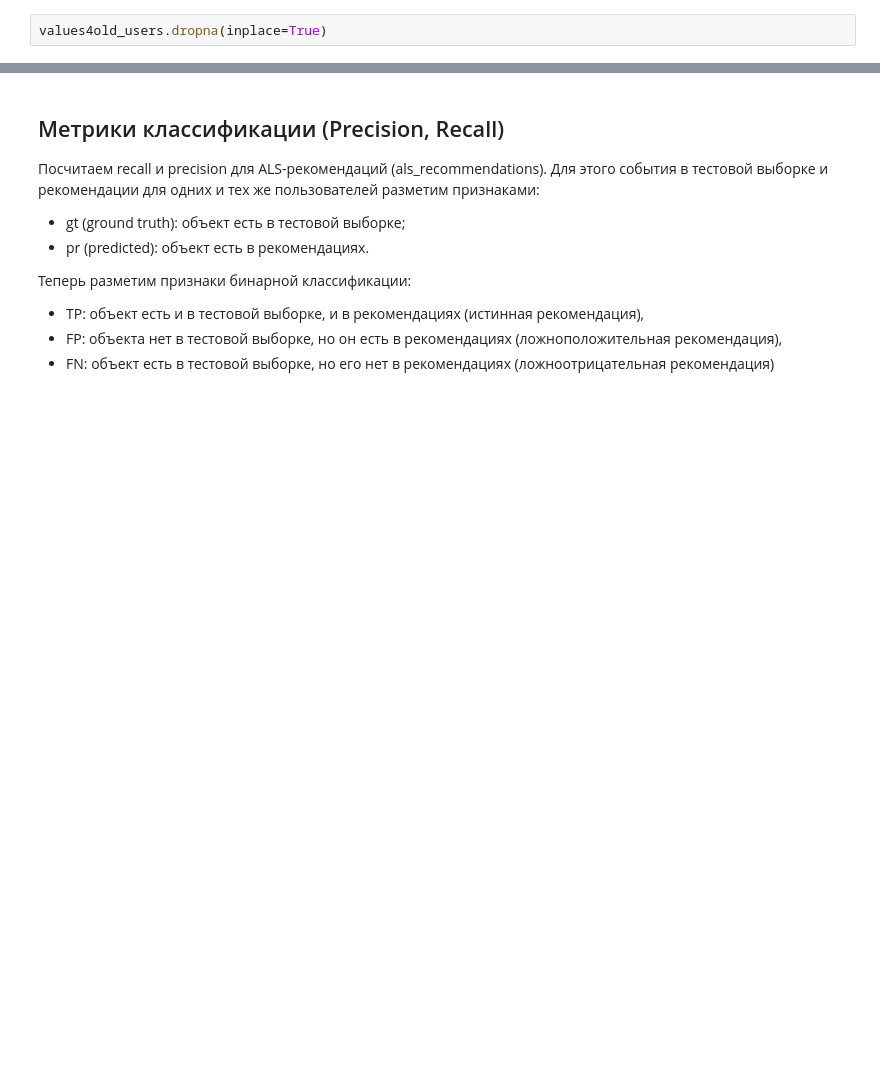
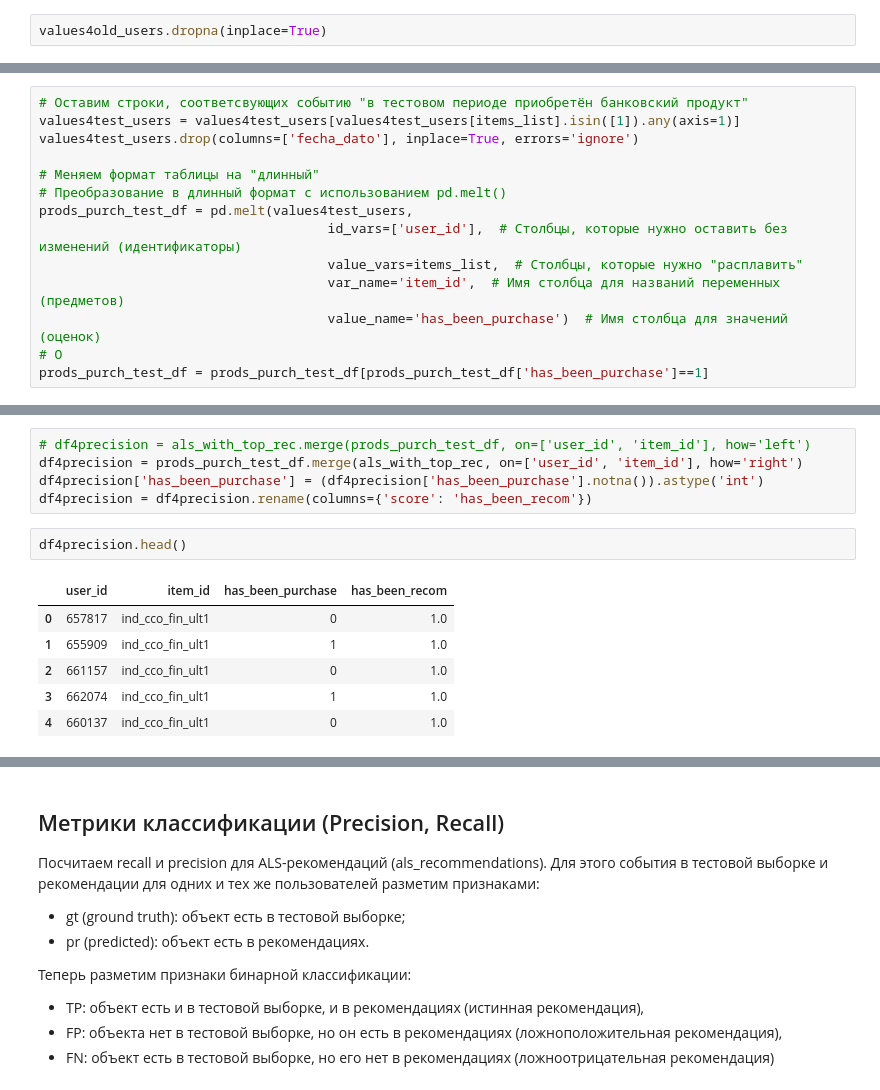
Before and after one commit to alien150684/banking_products_recom, a Jupyter notebook: recommendations.ipynb, the cells around one changed output, grey strips where cells are left out. Cells and saved outputs as stored; diff of their text form; blank space fills up the shorter version.

Commit message:
Расчёт precision, recall

```diff
--- a/recommendations.ipynb
+++ b/recommendations.ipynb
@@ -1525,0 +1587,14 @@ test_df['user_id'].nunique()
+# %%
+# Оставим строки, соответсвующих событию "в тестовом периоде приобретён банковский продукт"
+values4test_users = values4test_users[values4test_users[items_list].isin([1]).any(axis=1)]
+values4test_users.drop(columns=['fecha_dato'], inplace=True, errors='ignore')
+
+# Меняем формат таблицы на "длинный"
+# Преобразование в длинный формат с использованием pd.melt()
+prods_purch_test_df = pd.melt(values4test_users,
+                                     id_vars=['user_id'],  # Столбцы, которые нужно оставить без изменений (идентификаторы)
+                                     value_vars=items_list,  # Столбцы, которые нужно "расплавить"
+                                     var_name='item_id',  # Имя столбца для названий переменных (предметов)
+                                     value_name='has_been_purchase')  # Имя столбца для значений (оценок)
+# О
+prods_purch_test_df = prods_purch_test_df[prods_purch_test_df['has_been_purchase']==1]
@@ -1525,0 +1661,14 @@ test_df['user_id'].nunique()
+# %%
+# df4precision = als_with_top_rec.merge(prods_purch_test_df, on=['user_id', 'item_id'], how='left')
+df4precision = prods_purch_test_df.merge(als_with_top_rec, on=['user_id', 'item_id'], how='right')
+df4precision['has_been_purchase'] = (df4precision['has_been_purchase'].notna()).astype('int')
+df4precision = df4precision.rename(columns={'score': 'has_been_recom'})
+# %%
+df4precision.head()
+# %% [output]
+|  | user_id | item_id | has_been_purchase | has_been_recom |
+| 0 | 657817 | ind_cco_fin_ult1 | 0 | 1.0 |
+| 1 | 655909 | ind_cco_fin_ult1 | 1 | 1.0 |
+| 2 | 661157 | ind_cco_fin_ult1 | 0 | 1.0 |
+| 3 | 662074 | ind_cco_fin_ult1 | 1 | 1.0 |
+| 4 | 660137 | ind_cco_fin_ult1 | 0 | 1.0 |
```
Also changed, not shown: parts of 33 cells of this notebook, 1 other file.
